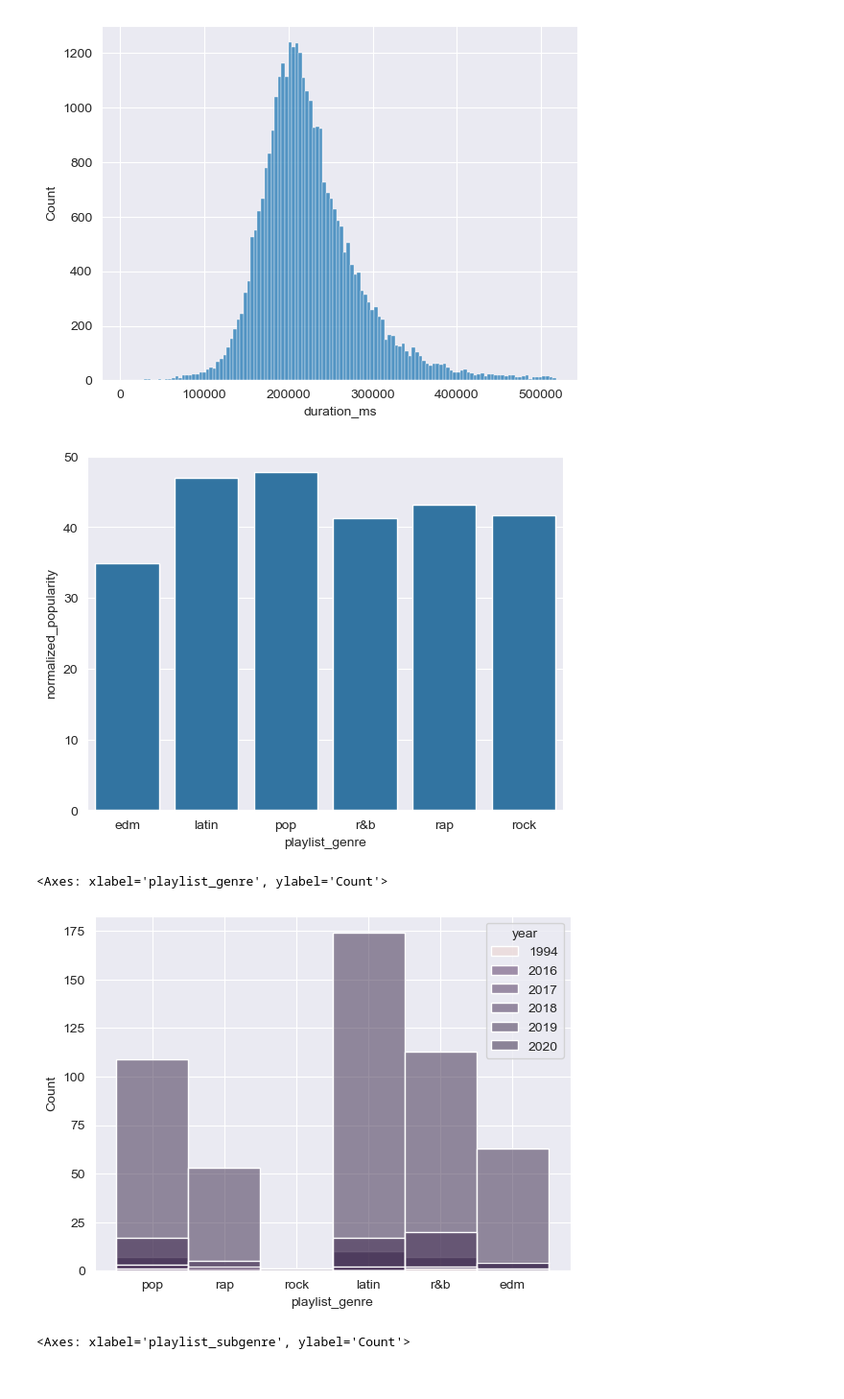
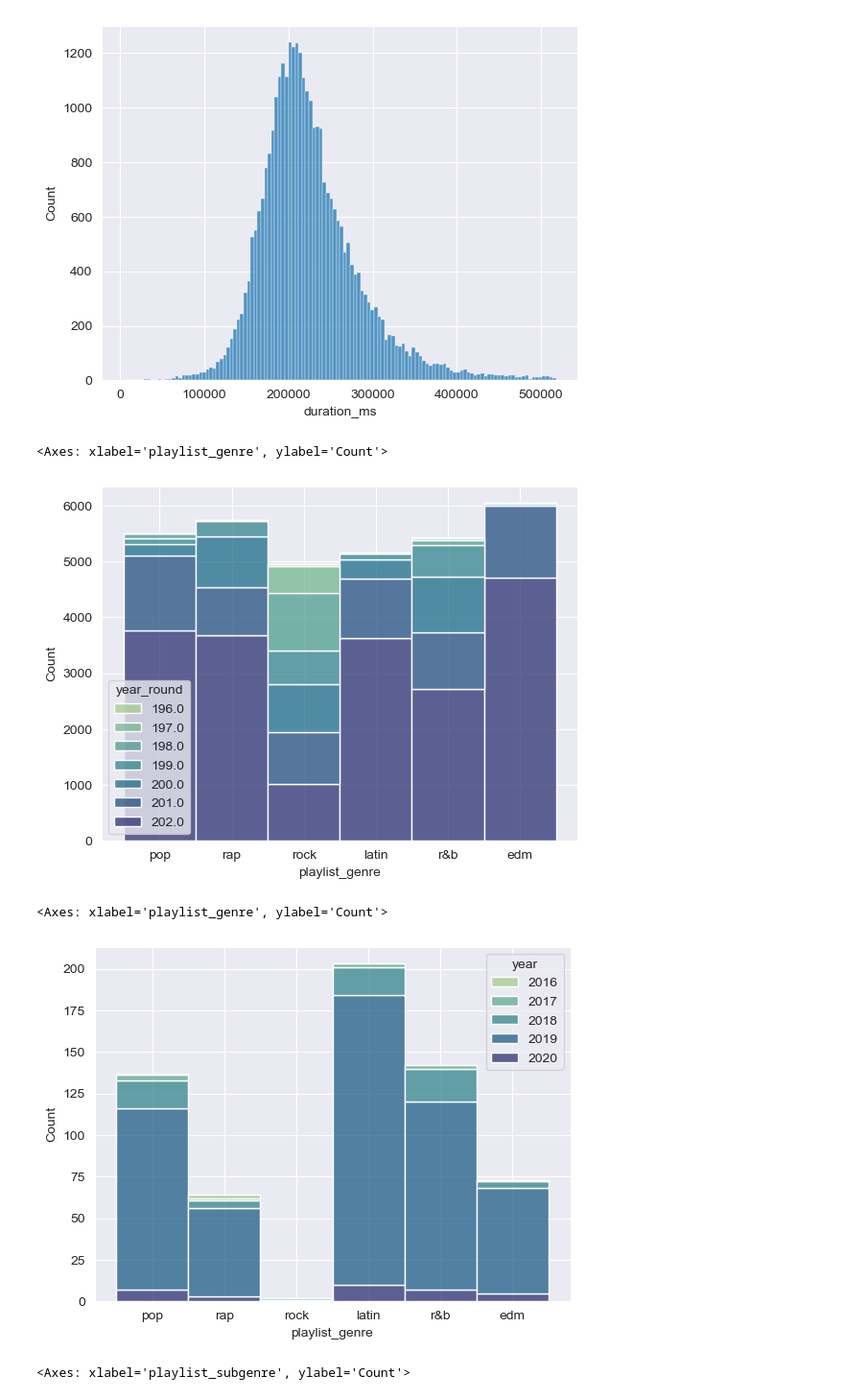
Before and after one commit to Toffuh/project-aids, a Jupyter notebook: Spotify.ipynb, the cells around one changed output. Shown at 96% size. Saved outputs shown, nothing was run; the diff lists cells and outputs as text; code cells hidden in the pictures.

```diff
--- a/Spotify.ipynb
+++ b/Spotify.ipynb
@@ -68,20 +69,16 @@ sns.histplot(data=data, x="duration_ms")
 <Axes: xlabel='duration_ms', ylabel='Count'>
 [figure]
 # %%
-grouped_data = data.groupby('playlist_genre')['track_popularity'].agg(['sum', 'count']).reset_index()
-
-# Calculate normalized popularity
-grouped_data['normalized_popularity'] = grouped_data['sum'] / grouped_data['count']
-
-# Plot the bar chart
-sns.barplot(data=grouped_data, x="playlist_genre", y="normalized_popularity")
+sns.histplot(data=data, x="playlist_genre", hue="year_round", palette="crest", multiple="stack")
 # %% [output]
+<Axes: xlabel='playlist_genre', ylabel='Count'>
-[figure, old version]
+[figure, new version]
 # %%
-sns.histplot(data=data[data["track_popularity"] > 85], x="playlist_genre", hue="year")
+sns.histplot(data=data[(data["track_popularity"] > 85) & (data["year"] > 2000)], x="playlist_genre", hue="year",
+             palette="crest", multiple="stack")
 # %% [output]
 <Axes: xlabel='playlist_genre', ylabel='Count'>
-[figure, old version]
+[figure, new version]
 # %%
 sns.histplot(data=data[data["playlist_genre"] == "pop"], x="playlist_subgenre")
 # %% [output]
```
Also changed, not shown: parts of 8 cells of this notebook, 8 other files.
